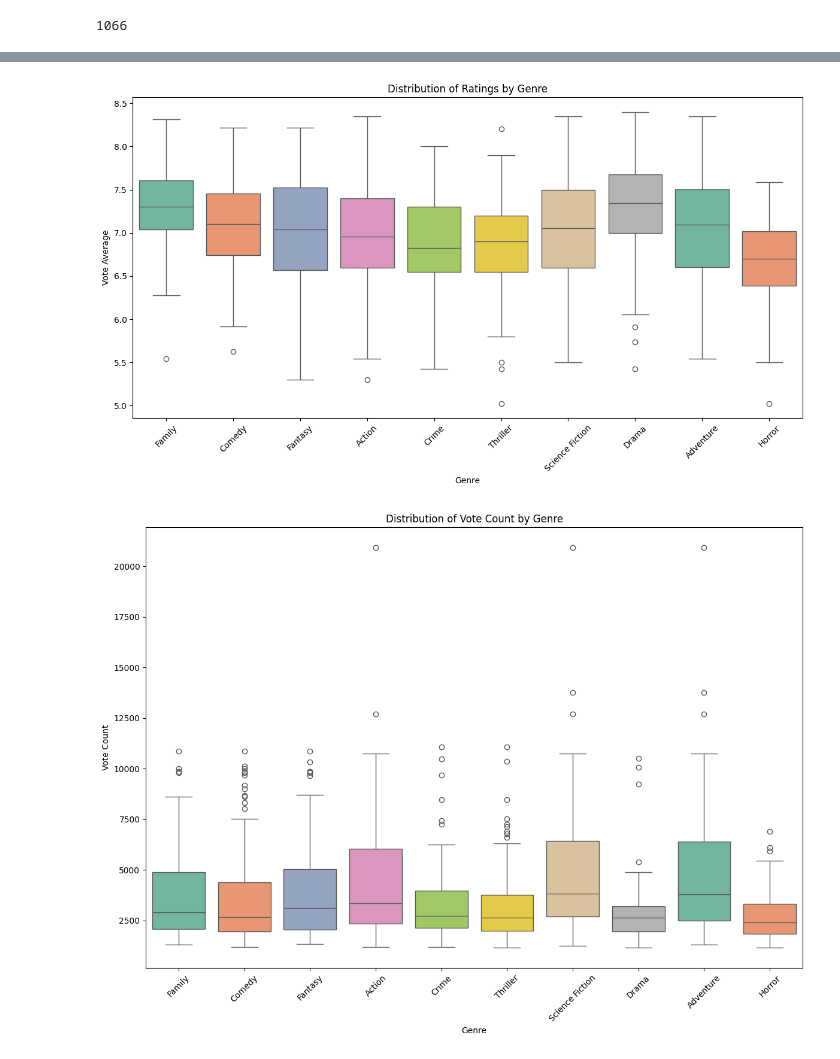
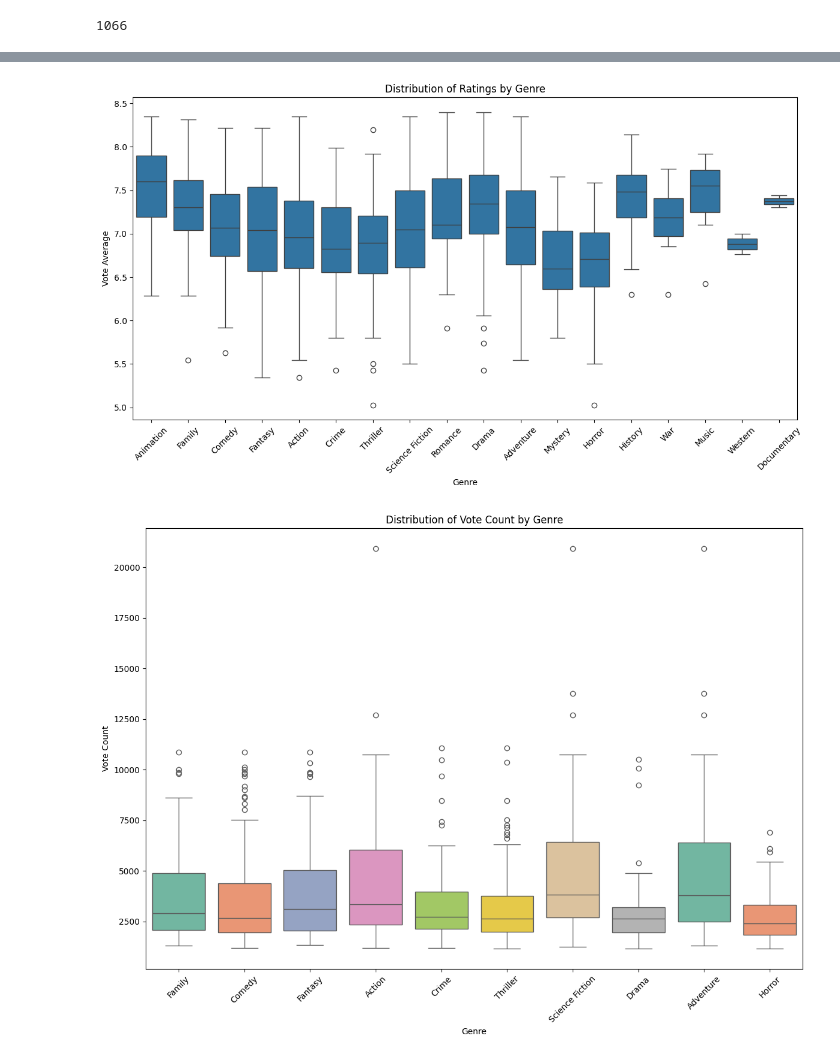
Before and after one commit to LSE-ME204/me204-2025-project-prsnt95, a Jupyter notebook: notebooks/NB03-analysis.ipynb, the cells around one changed output, grey strips where cells are left out. Cells and saved outputs as stored; diff of their text form; code cells hidden in the pictures.

```diff
--- a/notebooks/NB03-analysis.ipynb
+++ b/notebooks/NB03-analysis.ipynb
@@ -30,9 +30,9 @@ df, df_exploded = load_movies_with_genres(DB_PATH)
 1066
 # %%
 # Step 2: Top 10 most frequent genres
-genre_counts = df_exploded['genres'].value_counts().head(10)
+genre_counts = df_exploded['genres'].value_counts()
 plt.figure(figsize=(10, 6))
-sns.barplot(x=genre_counts.values, y=genre_counts.index, palette='viridis')
+sns.barplot(x=genre_counts.values, y=genre_counts.index)
 plt.title("Top 10 Most Frequent Genres")
 plt.xlabel("Number of Movies")
 plt.ylabel("Genre")
@@ -56,17 +72,17 @@ plt.show()
 # %%
 # Step 4: Box plot of vote_average by top genres
 top_genres = genre_counts.index.tolist()
 plt.figure(figsize=(12, 7))
 sns.boxplot(data=df_exploded[df_exploded['genres'].isin(top_genres)],
-            x='genres', y='vote_average', palette='Set2')
+            x='genres', y='vote_average')
 plt.title("Distribution of Ratings by Genre")
 plt.xlabel("Genre")
 plt.ylabel("Vote Average")
 plt.xticks(rotation=45)
 plt.tight_layout()
 plt.show()
 # %% [output]
-[figure, old version]
+[figure, new version]
 # %%
 plt.figure(figsize=(12, 9))
 sns.boxplot(data=df_exploded[df_exploded['genres'].isin(top_genres)],
```
Also changed, not shown: parts of 6 cells of this notebook, 4 other files.
